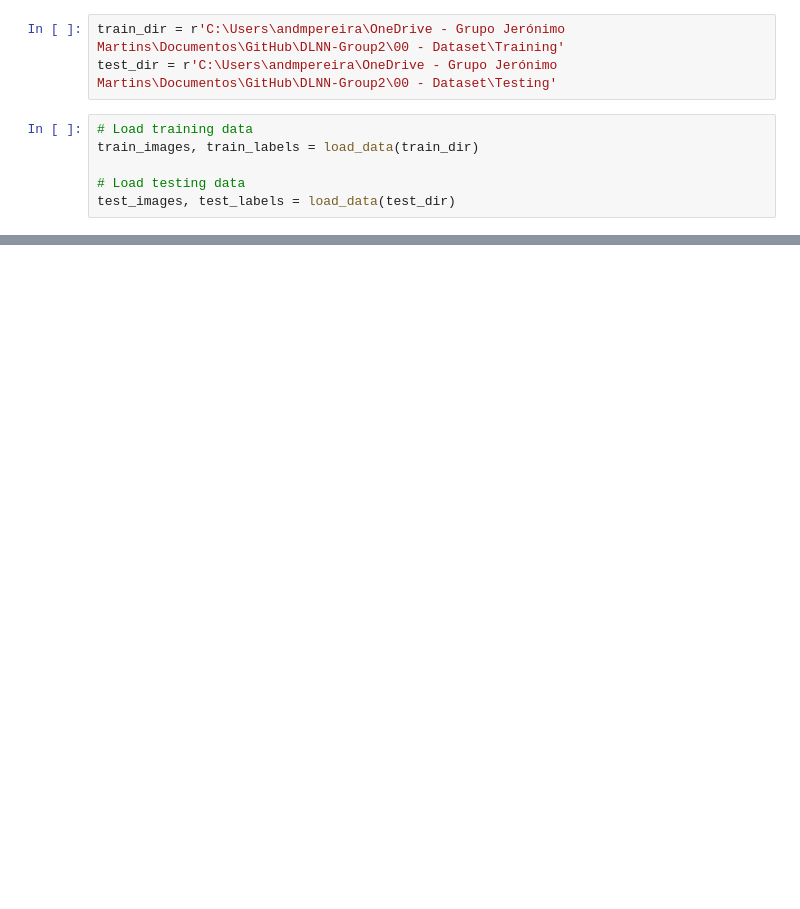
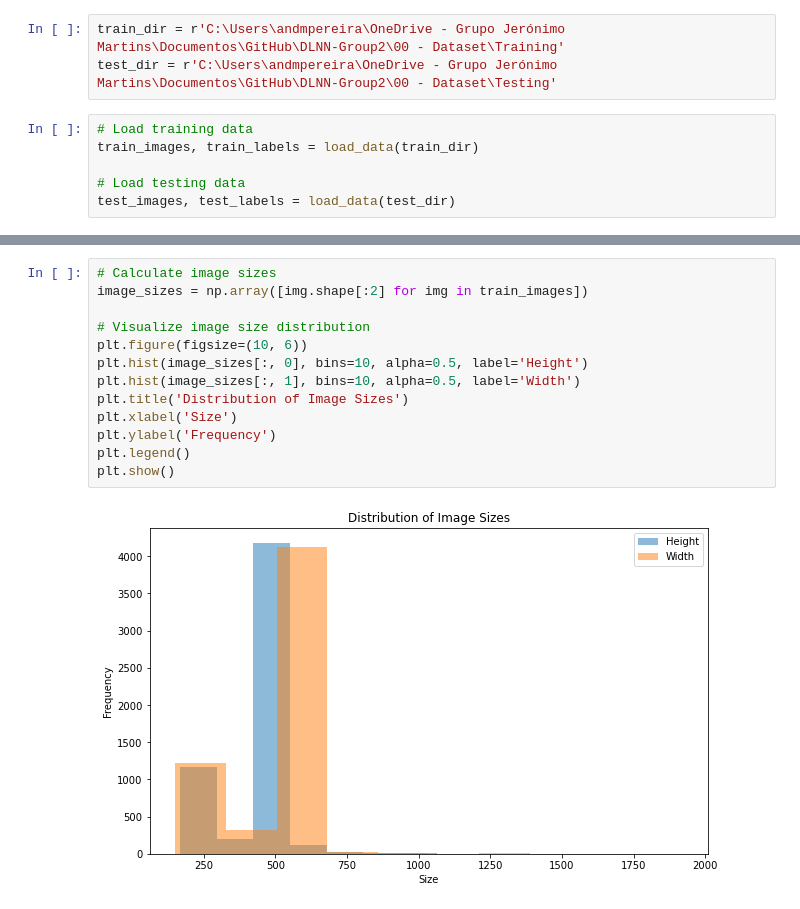
Before and after one commit to f-antelo/DLNN-Group2, a Jupyter notebook: 02 - Final Notebook/Data Exploration.ipynb, the cells around one changed output, grey strips where cells are left out. Cells and saved outputs as stored; diff of their text form; blank space fills up the shorter version.

```diff
--- a/02 - Final Notebook/Data Exploration.ipynb
+++ b/02 - Final Notebook/Data Exploration.ipynb
@@ -42,0 +110,15 @@ test_images, test_labels = load_data(test_dir)
+# %%
+# Calculate image sizes
+image_sizes = np.array([img.shape[:2] for img in train_images])
+
+# Visualize image size distribution
+plt.figure(figsize=(10, 6))
+plt.hist(image_sizes[:, 0], bins=10, alpha=0.5, label='Height')
+plt.hist(image_sizes[:, 1], bins=10, alpha=0.5, label='Width')
+plt.title('Distribution of Image Sizes')
+plt.xlabel('Size')
+plt.ylabel('Frequency')
+plt.legend()
+plt.show()
+# %% [output]
+[figure, added]
```
Also changed, not shown: parts of 8 cells of this notebook.
